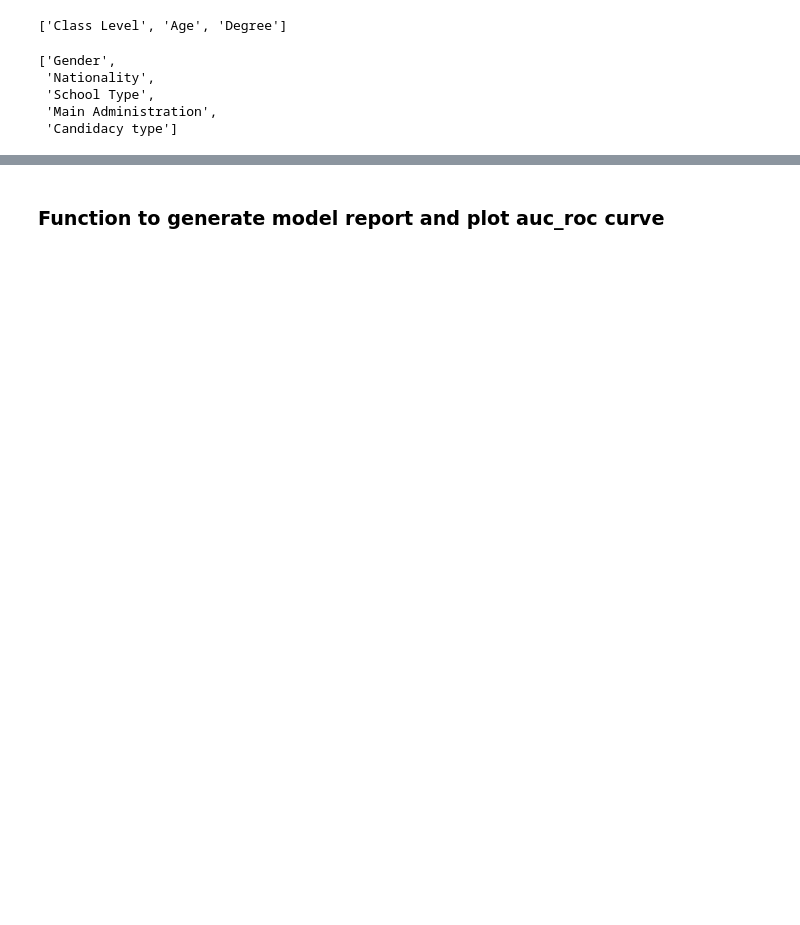
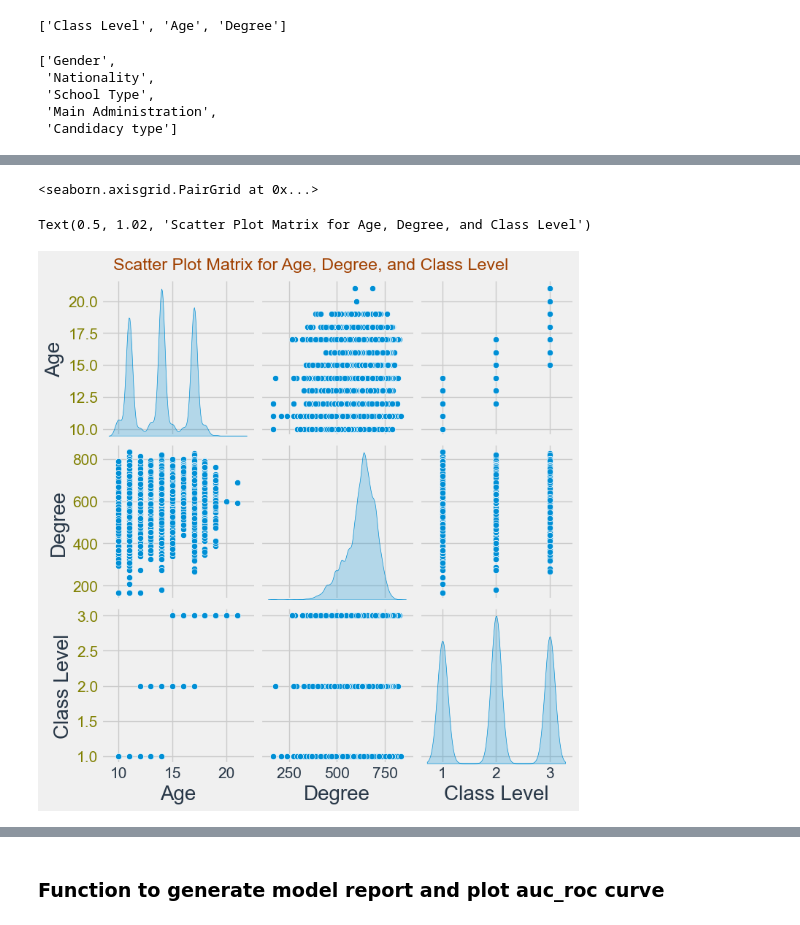
Before and after one commit to Wahaj-Raza/Cognitive-Environmental-Analysis, a Jupyter notebook: Cognitive Environmental Analysis Student Grade Prediction.ipynb, the cells around one changed output, grey strips where cells are left out. Cells and saved outputs as stored; diff of their text form; code cells hidden in the pictures; blank space fills up the shorter version.

```diff
--- a/Cognitive Environmental Analysis Student Grade Prediction.ipynb
+++ b/Cognitive Environmental Analysis Student Grade Prediction.ipynb
@@ -135,0 +292,9 @@ plt.show()
+# %%
+# Scatter plot matrix for Age, Degree, and Class Level
+sns.pairplot(df[['Age', 'Degree', 'Class Level']], diag_kind='kde')
+plt.suptitle('Scatter Plot Matrix for Age, Degree, and Class Level', y=1.02)
+plt.show()
+# %% [output]
+<seaborn.axisgrid.PairGrid at 0x...>
+Text(0.5, 1.02, 'Scatter Plot Matrix for Age, Degree, and Class Level')
+[figure, added]
```
Also changed, not shown: parts of 51 cells of this notebook.
